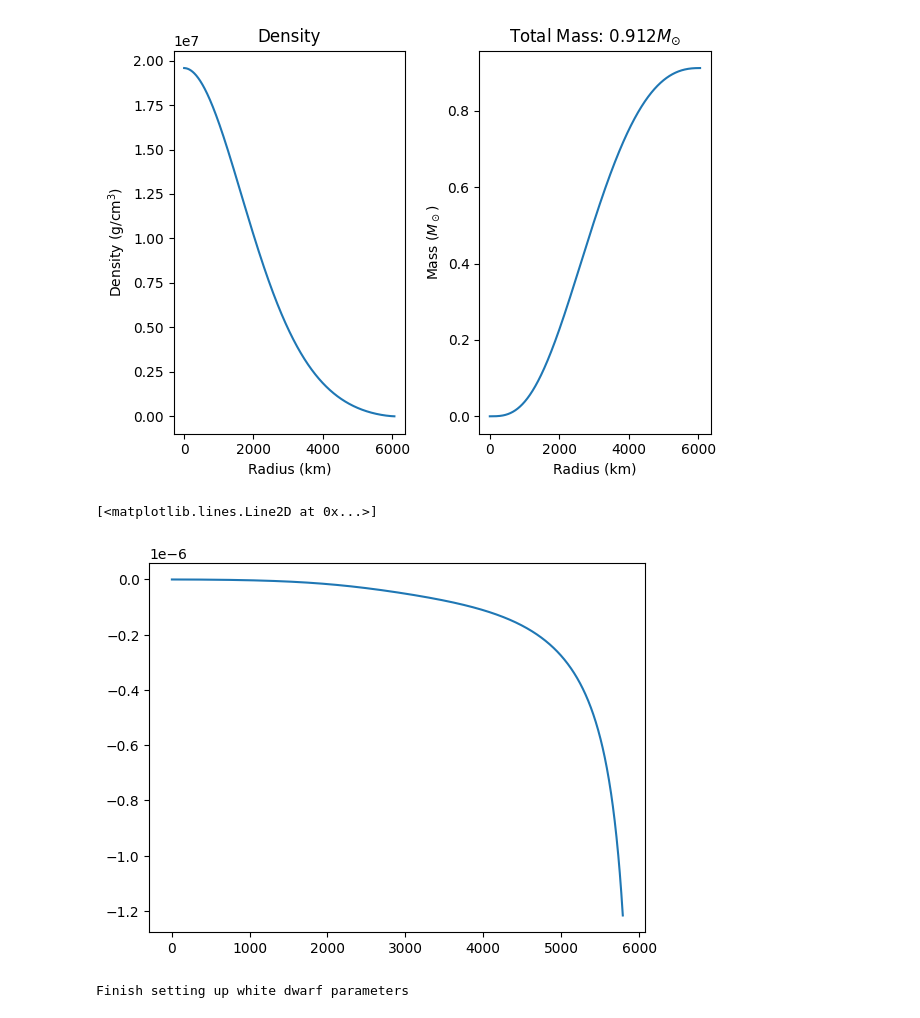
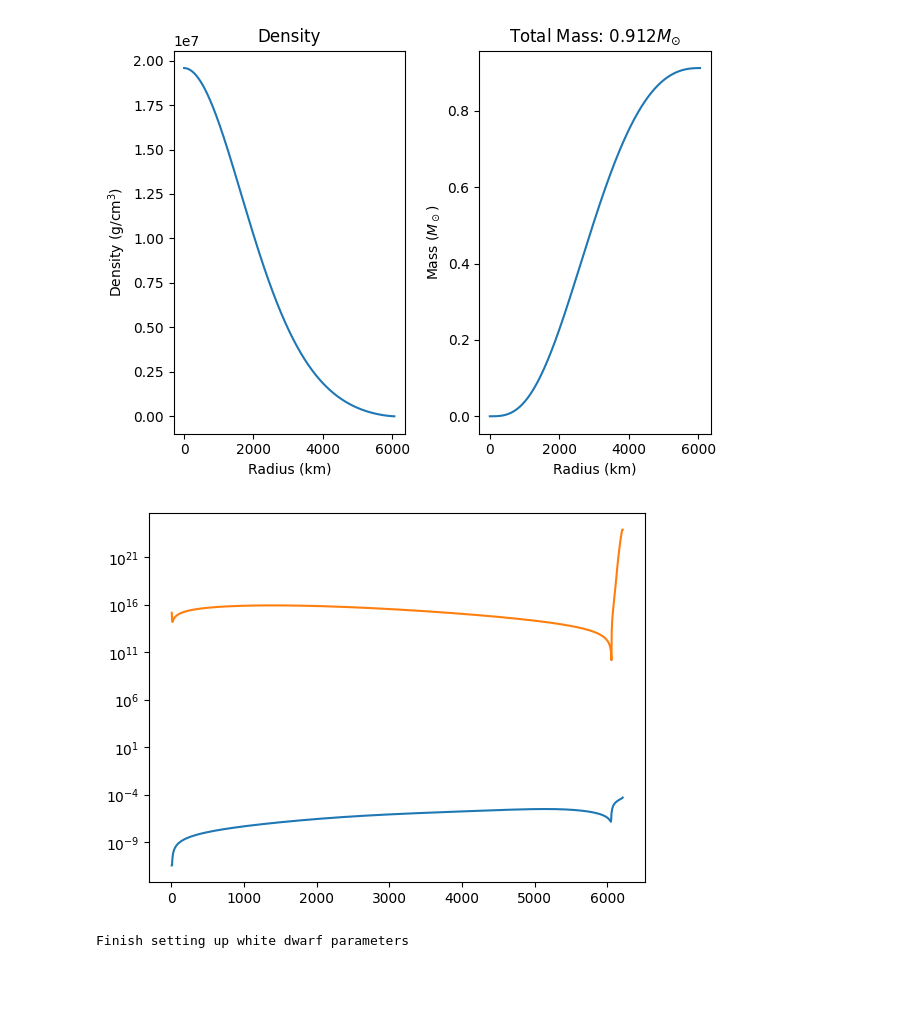
Before and after one commit to yttcari/FYP, a Jupyter notebook: proton_decay/main.ipynb, the cells around one changed output. Drawn from its saved outputs; the diff is of its cells as text; code cells hidden in the pictures; blank space fills up the shorter version.

```diff
--- a/proton_decay/main.ipynb
+++ b/proton_decay/main.ipynb
@@ -43,2 +59,2 @@ WARNING: negative density
 # %%
-wd = iterate(1e1, 1e-50)
+wd = iterate(1e1, 9e-46)
@@ -67,11 +63,12 @@ wd_0.plot()
 # %% [output]
 [figure]
 # %%
-END=1500
-plt.plot(wd.rbar2r(wd.R_profile)[:END], (wd.debug_profile[:, 1] * wd.rho0 * c ** 2 / wd.R0 / a / wd.T_profile ** 3)[:END])
+END=len(wd.R_profile) - 2
+plt.plot(wd.rbar2r(wd.R_profile)[:END], np.abs(wd.debug_profile[:, 1] * wd.rho0 * c ** 2 / wd.R0 / a / wd.T_profile ** 3)[:END])
+plt.plot(wd.rbar2r(wd.R_profile)[:END], np.abs(wd.debug_profile[:, 0])[:END])
+plt.yscale('log')
 # %% [output]
-[<matplotlib.lines.Line2D at 0x...>]
-[figure, old version]
+[figure, new version]
 # %%
 wd = WhiteDwarf(Ye=0.5, rhoc_scaled=1, Z=6, k=1e-40)
 wd.hydro_integrate(DEBUG=False)
```
Also changed, not shown: parts of 4 cells of this notebook, 2 other files.
